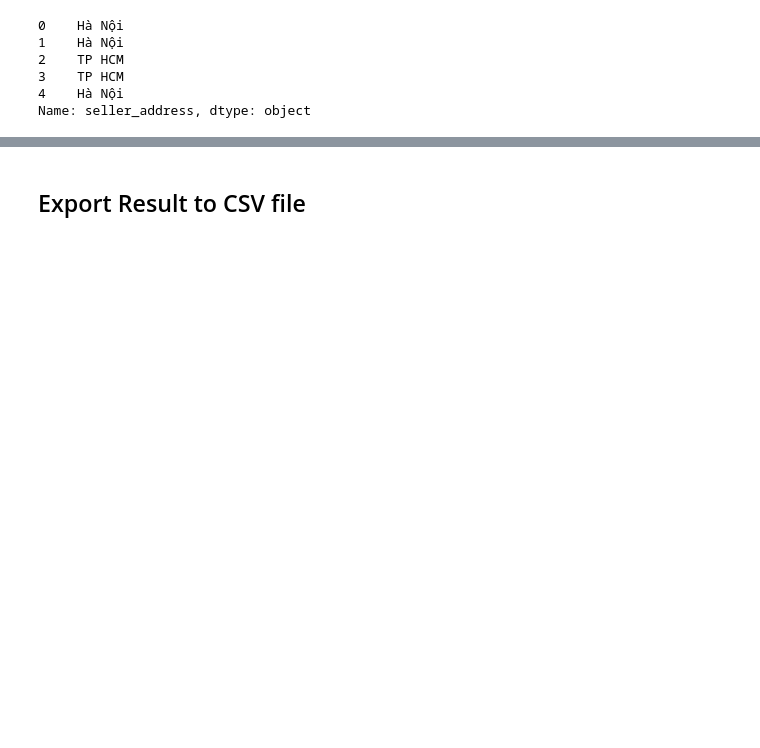
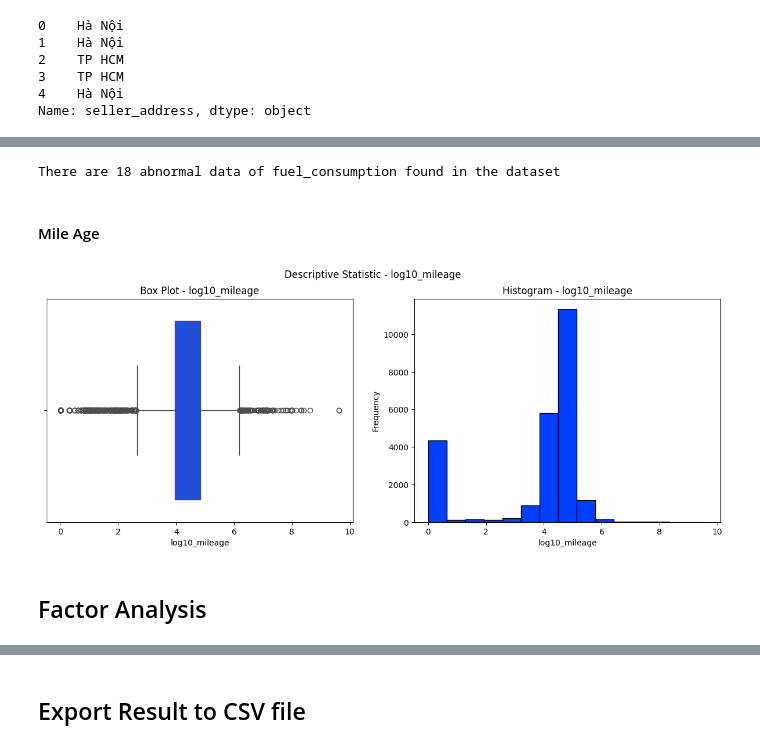
Before and after one commit to duyphuongnguyen1999/Car-Price-Prediction, a Jupyter notebook: Data_Preparation_Module.ipynb, the cells around one changed output, grey strips where cells are left out. Drawn from its saved outputs; the diff is of its cells as text; code cells hidden in the pictures; blank space fills up the shorter version.

```diff
--- a/Data_Preparation_Module.ipynb
+++ b/Data_Preparation_Module.ipynb
@@ -385,0 +344,17 @@ Name: seller_address, dtype: object
+# %%
+##########################
+#  Remove abnormal data  #
+##########################
+
+# num_of_doors
+item0 = car_details.shape[0] # Stores the initial number of rows in the DataFrame
+car_details = car_details[car_details['num_of_doors']<=7.0] # Number of doors must lower than 7
+car_details = car_details[car_details['num_of_doors']> 0] # Number of doors must greater than 0
+item1 = car_details.shape[0] # Stores the number of rows after removing abnormal data
+print(f"There are {item0-item1} abnormal data of num_of_doors found in the dataset")
+
+# seating_capacity
+item0 = car_details.shape[0]  # Stores the initial number of rows in the DataFrame
+car_details = car_details[car_details['seating_capacity']>0].reset_index() # Seating capacity must greater than 0
+item1 = car_details.shape[0]  # Stores the number of rows after removing abnormal data
+print(f"There are {item0-item1} abnormal data of seating_capacity found in the dataset")
@@ -385,0 +368,33 @@ Name: seller_address, dtype: object
+# %%
+# fuel_consumption
+item0 = car_details.shape[0]  # Stores the initial number of rows in the DataFrame
+car_details['fuel_consumption'].fillna(0, inplace=True)  # Fills the missing values in the 'fuel_consumption' column with 0
+car_details = car_details[car_details['fuel_consumption']<100].reset_index()
+car_details['fuel_consumption'].apply(lambda x: None if x == 0 else x)
+item1 = car_details.shape[0]  # Stores the number of rows after removing abnormal data
+print(f"There are {item0-item1} abnormal data of fuel_consumption found in the dataset")
+# %% [output]
+There are 18 abnormal data of fuel_consumption found in the dataset
+# %% [markdown]
+#### Mile Age
+# %%
+# Descriptive Statistic Analysis - log10_mileage
+# Initialize figure
+plt.figure(figsize=(15,5))
+plt.suptitle('Descriptive Statistic - log10_mileage')
+# Subplot 1
+plt.subplot(121)
+sns.boxplot(x='log10_mileage',
+            data=car_details[car_details['condition']=='Used car']) # Extract only data of used car
+plt.title('Box Plot - log10_mileage')
+# Subplot 2
+plt.subplot(122)
+car_details[car_details['condition']=='Used car']['log10_mileage'] \
+            .plot(kind='hist', bins=15, edgecolor='black')
+plt.xlabel('log10_mileage')
+plt.title('Histogram - log10_mileage')
+plt.show()
+# %% [output]
+[figure, added]
+# %% [markdown]
+## Factor Analysis
```
Also changed, not shown: parts of 70 cells of this notebook.
